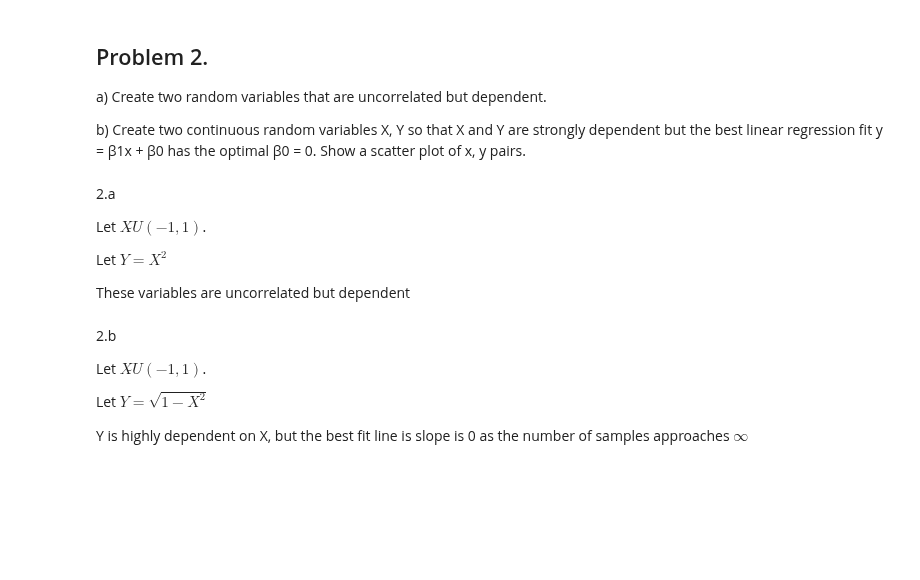
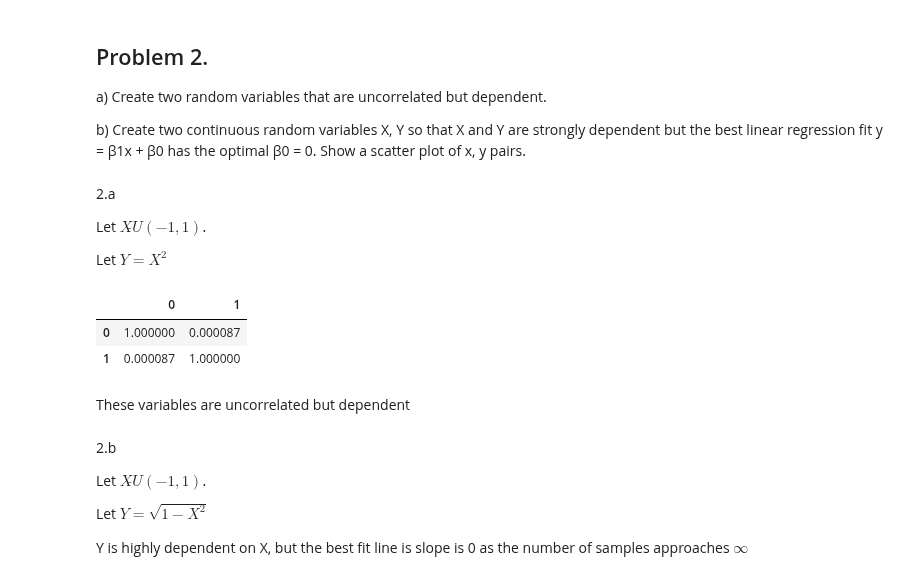
Before and after one commit to Ada520/DSLab, a Jupyter notebook: Lab7/Lab7.ipynb, the cells around one changed output. Drawn from its saved outputs; the diff is of its cells as text; code cells hidden in the pictures; blank space fills up the shorter version.

Commit message:
corr for 2

```diff
--- a/Lab7/Lab7.ipynb
+++ b/Lab7/Lab7.ipynb
@@ -411,8 +411,18 @@ best linear regression fit y = β1x + β0 has the optimal β0 = 0. Show a scatte
 Let $X  \widetilde{ }  U(-1,1)$.
 
 Let $Y = X^2$
-
-These variables are uncorrelated but dependent
+# %%
+X = [np.random.uniform(-1,1,100000000)]
+Y = np.square(X)
+concat = np.concatenate((X,Y), axis = 0)
+dataF = pd.DataFrame(concat).T
+dataF.corr()
+# %% [output]
+|  | 0 | 1 |
+| 0 | 1.000000 | 0.000087 |
+| 1 | 0.000087 | 1.000000 |
+# %% [markdown]
+These variables are uncorrelated but dependent
 # %% [markdown]
 2.b
 
```
